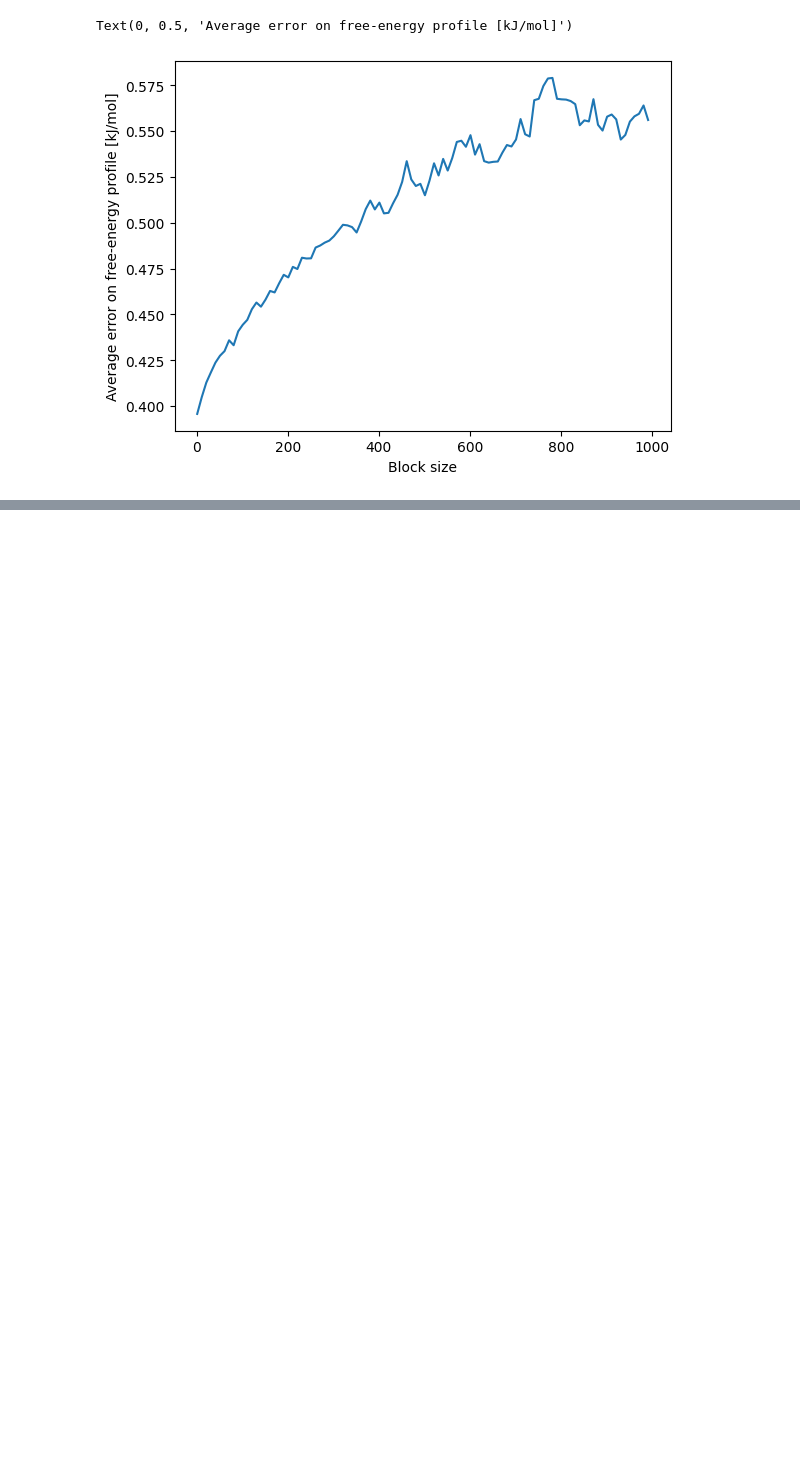
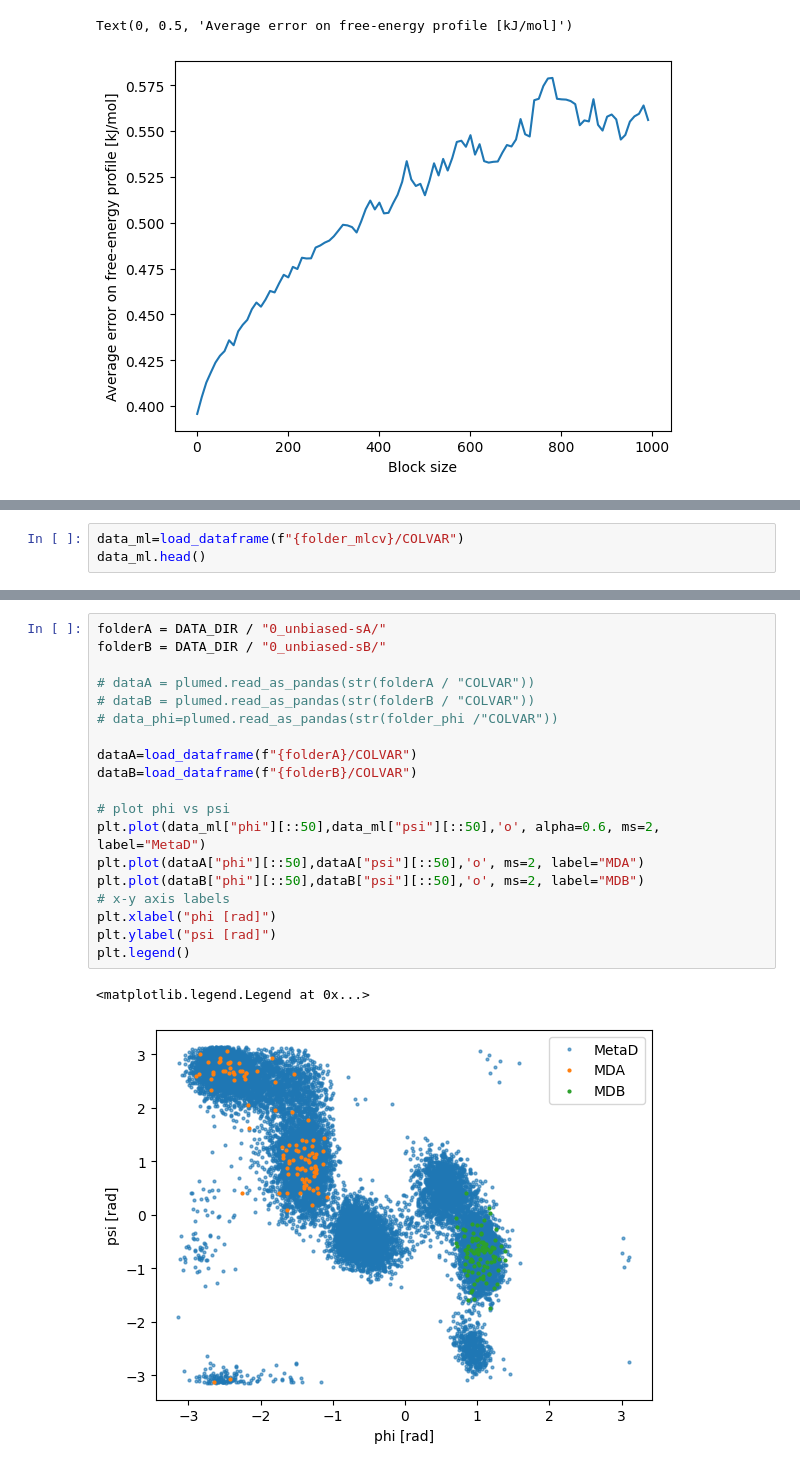
Before and after one commit to danibrb/ML-CV, a Jupyter notebook: notebook/03_analysis.ipynb, the cells around one changed output, grey strips where cells are left out. Drawn from its saved outputs; the diff is of its cells as text; blank space fills up the shorter version.

```diff
--- a/notebook/03_analysis.ipynb
+++ b/notebook/03_analysis.ipynb
@@ -902,0 +940,3 @@ Text(0, 0.5, 'Average error on free-energy profile [kJ/mol]')
+# %%
+data_ml=load_dataframe(f"{folder_mlcv}/COLVAR")
+data_ml.head()
@@ -902,0 +951,22 @@ Text(0, 0.5, 'Average error on free-energy profile [kJ/mol]')
+# %%
+folderA = DATA_DIR / "0_unbiased-sA/"
+folderB = DATA_DIR / "0_unbiased-sB/"
+
+# dataA = plumed.read_as_pandas(str(folderA / "COLVAR"))
+# dataB = plumed.read_as_pandas(str(folderB / "COLVAR"))
+# data_phi=plumed.read_as_pandas(str(folder_phi /"COLVAR"))
+
+dataA=load_dataframe(f"{folderA}/COLVAR")
+dataB=load_dataframe(f"{folderB}/COLVAR")
+
+# plot phi vs psi
+plt.plot(data_ml["phi"][::50],data_ml["psi"][::50],'o', alpha=0.6, ms=2, label="MetaD")
+plt.plot(dataA["phi"][::50],dataA["psi"][::50],'o', ms=2, label="MDA")
+plt.plot(dataB["phi"][::50],dataB["psi"][::50],'o', ms=2, label="MDB")
+# x-y axis labels
+plt.xlabel("phi [rad]")
+plt.ylabel("psi [rad]")
+plt.legend()
+# %% [output]
+<matplotlib.legend.Legend at 0x...>
+[figure, added]
```
Also changed, not shown: parts of 29 cells of this notebook, 7 other files.
